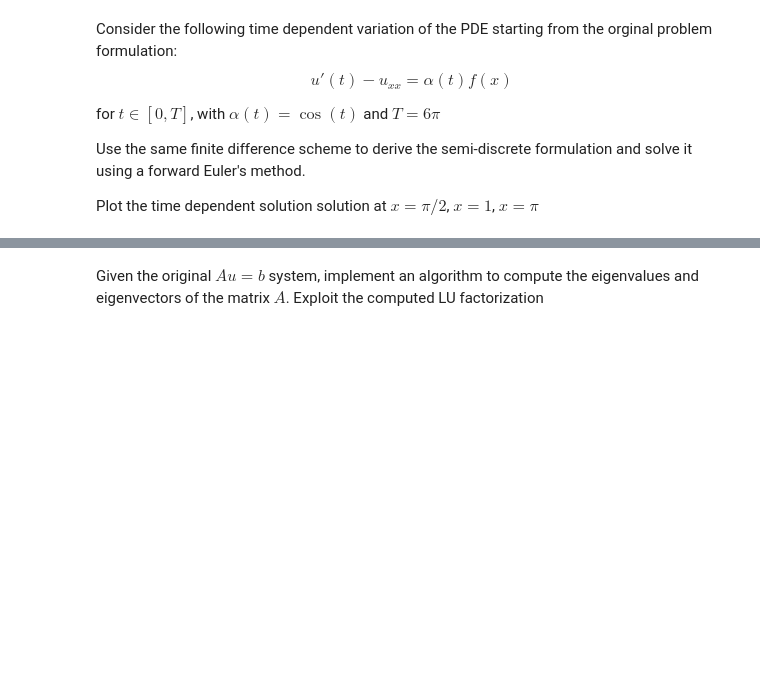
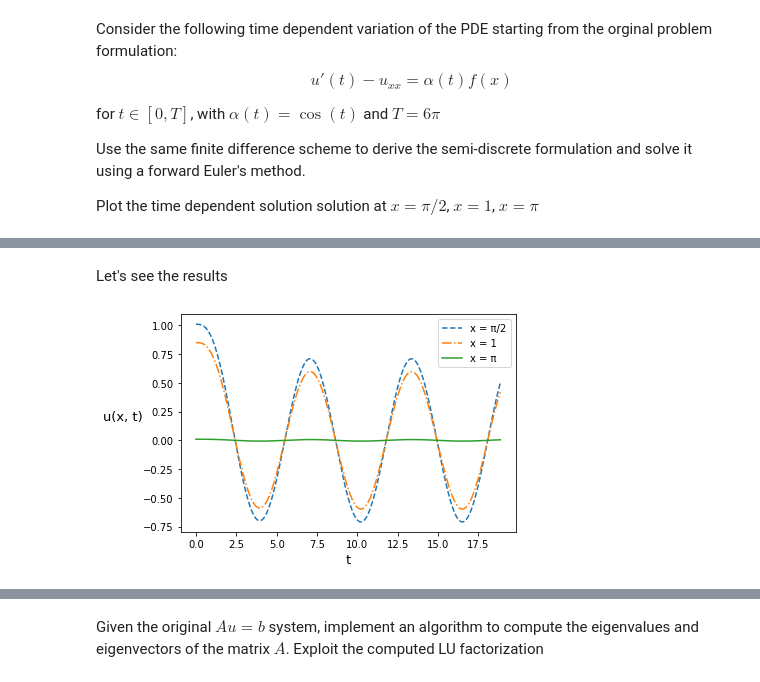
Before and after one commit to fandreuzzi-dssc/Numerical-analysis-dCoscia, a Jupyter notebook: FinalProject_2021_2022.ipynb, the cells around one changed output, grey strips where cells are left out. Drawn from its saved outputs; the diff is of its cells as text; code cells hidden in the pictures; blank space fills up the shorter version.

```diff
--- a/FinalProject_2021_2022.ipynb
+++ b/FinalProject_2021_2022.ipynb
@@ -629,2 +661,45 @@ $x=\pi$
 # %%
-#TODO
+def Forward_Euler(f, alpha, omega, time_omega, Nx, Nt, bc):
+
+    h = ( time_omega[1] - time_omega[0] ) / Nt
+    t = linspace(time_omega[0], time_omega[1], num = Nt+1, dtype='float64')
+
+    u = zeros((Nx, Nt+1))  # first index space, second index time
+
+    A, b = finDif(omega, f, Nx, bc)
+    x = linspace(omega[0], omega[1], num = shape(b)[0]) # discretization points
+    I = identity(shape(A)[0])
+    u[:, 0] = solve_system(A, b)
+    for k in range(Nt):
+        u[:,k+1] = (I - h*A).dot(u[:, k]) + h*alpha(t[k])*b
+
+    return u, t, x
+# %% [markdown]
+Let's see the results
+# %%
+def find_idx(x, s):
+    """
+    Find the best value in x to approximate the value of s.
+    """
+    return np.argmin(np.abs(x - s))
+
+time_omega = [0, 6*pi]
+omega = [0,pi]
+f = lambda x : sin(x)
+alpha = lambda x : cos(x)
+Nx =300
+Nt = 1000000
+bc = [0,0]
+
+u, t, x = Forward_Euler(f, alpha, omega, time_omega, Nx, Nt, bc)
+
+# Let's plot
+plot(t, u[find_idx(x, pi/2),:], "--", label = "x = π/2")
+plot(t, u[find_idx(x, 1),:], "-.", label = "x = 1")
+plot(t, u[find_idx(x, pi),:], label = "x = π")
+xlabel("t", fontsize=13)
+ylabel("u(x, t)", fontsize=13, rotation=0, labelpad=20)
+legend()
+show()
+# %% [output]
+[figure, added]
```
Also changed, not shown: parts of 15 cells of this notebook.
